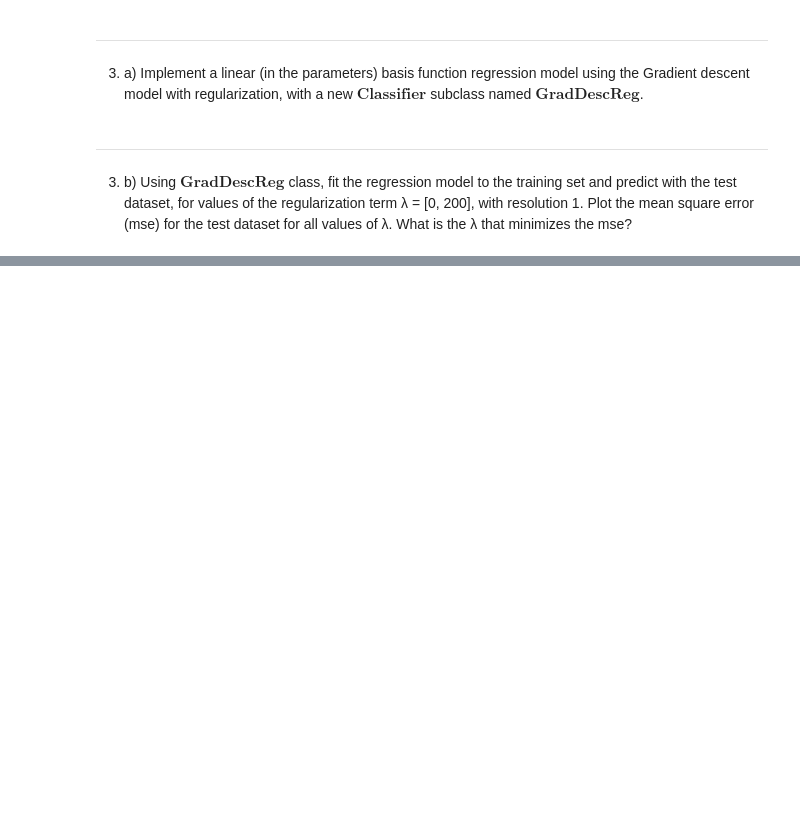
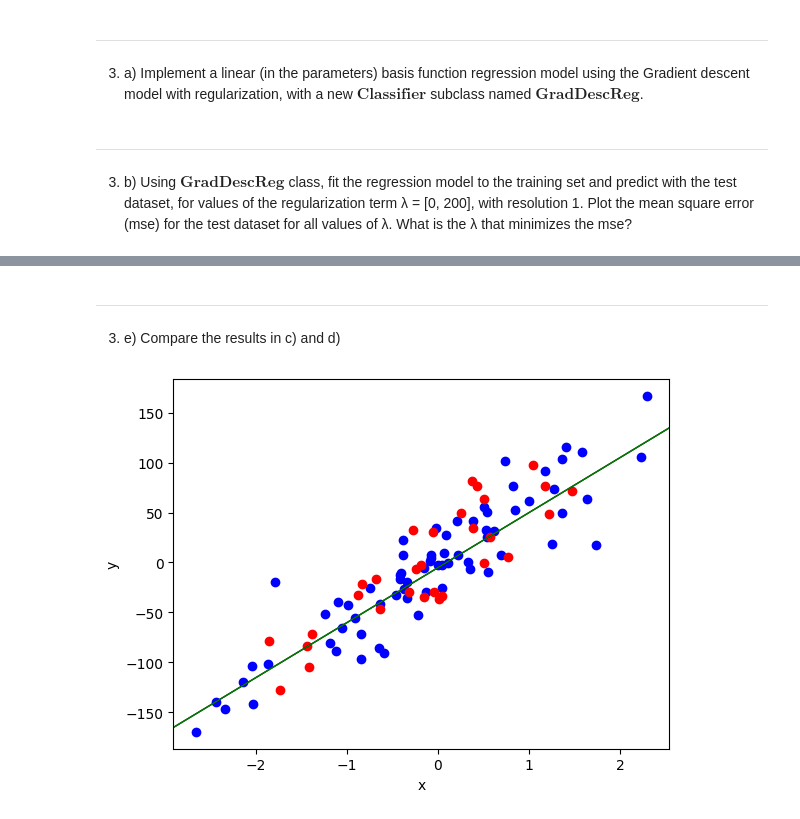
Before and after one commit to Nickurama/Ualg-ML, a Jupyter notebook: lab3/lab03-base.ipynb, the cells around one changed output, grey strips where cells are left out. Drawn from its saved outputs; the diff is of its cells as text; code cells hidden in the pictures; blank space fills up the shorter version.

```diff
--- a/lab3/lab03-base.ipynb
+++ b/lab3/lab03-base.ipynb
@@ -354,0 +407,17 @@ plt.show()
+# %% [markdown]
+---
+3. e) Compare the results in c) and d)
+# %%
+normal_eq_thetas = grad_desc_reg.theta()
+normal_eq_intercept = thetas[0][0]
+normal_eq_slope = thetas[1][0]
+
+plt.scatter(X_train, y_train, color = "blue")
+plt.scatter(X_test, y_test, color = "red")
+plt.axline((0, intercept), slope=slope, color="black", linewidth=1)
+plt.axline((0, normal_eq_intercept), slope=normal_eq_slope, color="green", linewidth=1)
+plt.xlabel('x')
+plt.ylabel('y')
+plt.show()
+# %% [output]
+[figure, added]
```
Also changed, not shown: parts of 14 cells of this notebook.
